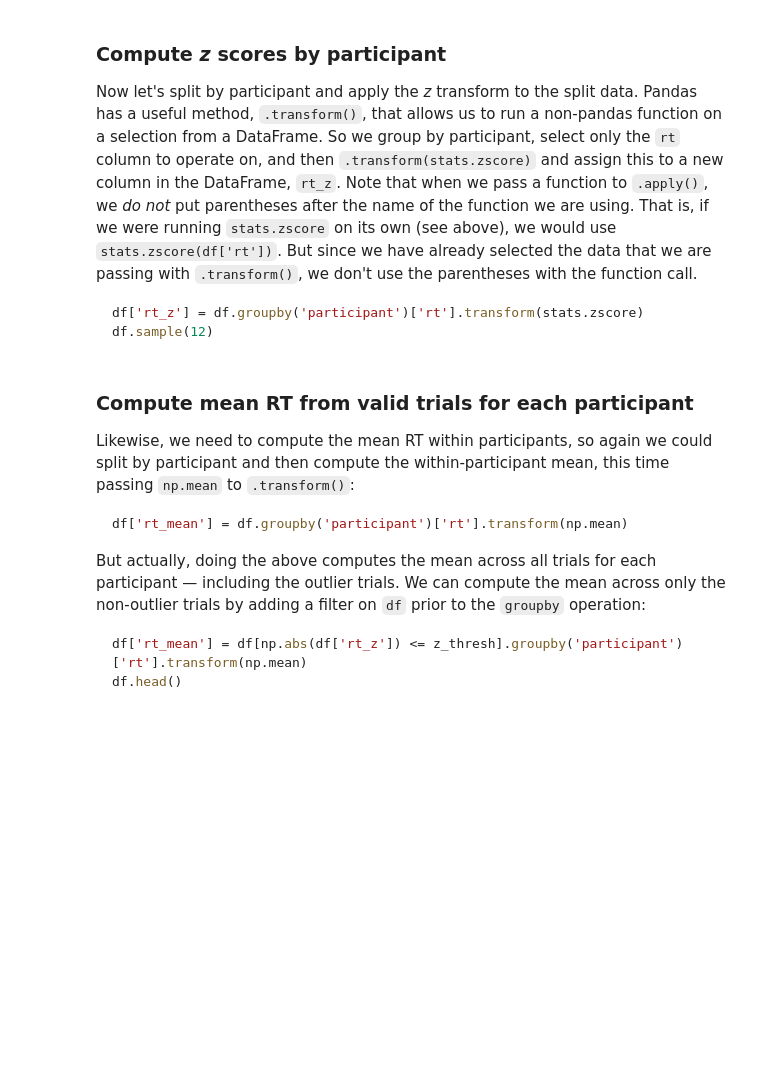
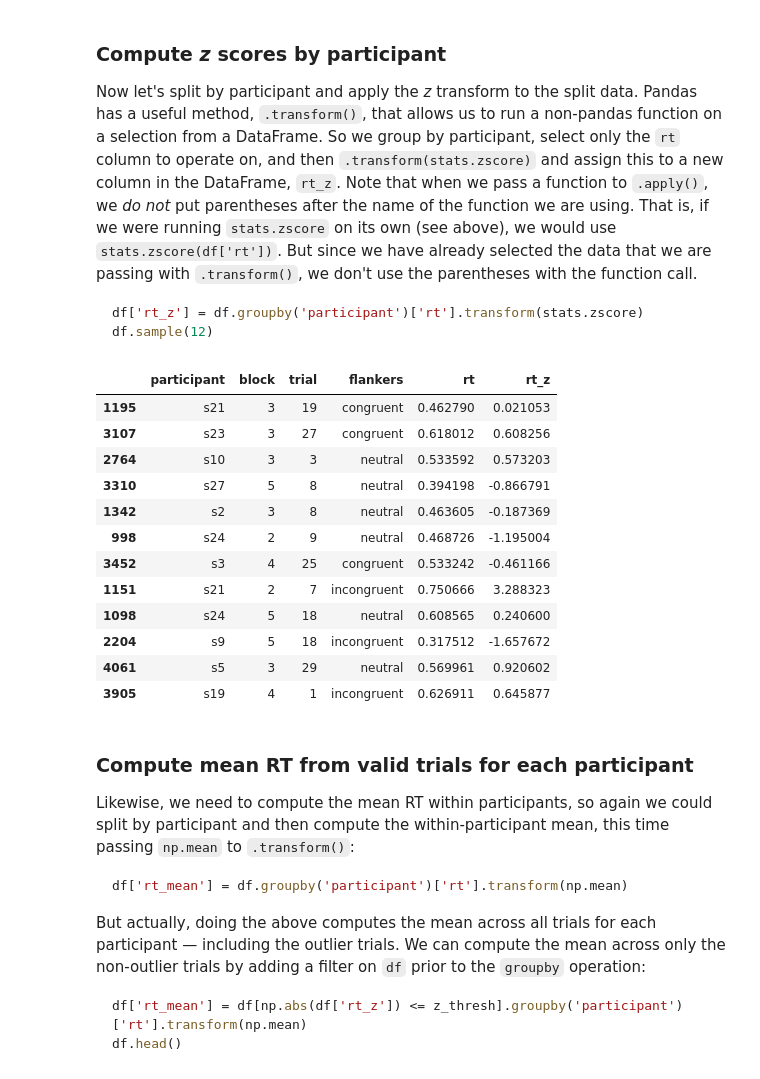
Before and after one commit to stochastic-bean/NDS_Ch5_Biostatistics, a Jupyter notebook: 2 - data_cleaning.ipynb, the cells around one changed output. Drawn from its saved outputs; the diff is of its cells as text; code cells hidden in the pictures; blank space fills up the shorter version.

```diff
--- a/2 - data_cleaning.ipynb
+++ b/2 - data_cleaning.ipynb
@@ -676,6 +678,23 @@ Now let's split by participant and apply the *z* transform to the split data. Pa
 df['rt_z'] = df.groupby('participant')['rt'].transform(stats.zscore)
 df.sample(12)
 ~~~
+# %%
+df['rt_z'] = df.groupby('participant')['rt'].transform(stats.zscore)
+df.sample(12)
+# %% [output]
+|  | participant | block | trial | flankers | rt | rt_z |
+| 1195 | s21 | 3 | 19 | congruent | 0.462790 | 0.021053 |
+| 3107 | s23 | 3 | 27 | congruent | 0.618012 | 0.608256 |
+| 2764 | s10 | 3 | 3 | neutral | 0.533592 | 0.573203 |
+| 3310 | s27 | 5 | 8 | neutral | 0.394198 | -0.866791 |
+| 1342 | s2 | 3 | 8 | neutral | 0.463605 | -0.187369 |
+| 998 | s24 | 2 | 9 | neutral | 0.468726 | -1.195004 |
+| 3452 | s3 | 4 | 25 | congruent | 0.533242 | -0.461166 |
+| 1151 | s21 | 2 | 7 | incongruent | 0.750666 | 3.288323 |
+| 1098 | s24 | 5 | 18 | neutral | 0.608565 | 0.240600 |
+| 2204 | s9 | 5 | 18 | incongruent | 0.317512 | -1.657672 |
+| 4061 | s5 | 3 | 29 | neutral | 0.569961 | 0.920602 |
+| 3905 | s19 | 4 | 1 | incongruent | 0.626911 | 0.645877 |
 # %% [markdown]
 ### Compute mean RT from valid trials for each participant
 Likewise, we need to compute the mean RT within participants, so again we could split by participant and then compute the within-participant mean, this time passing `np.mean` to `.transform()`:
```
Also changed, not shown: parts of 6 cells of this notebook.
